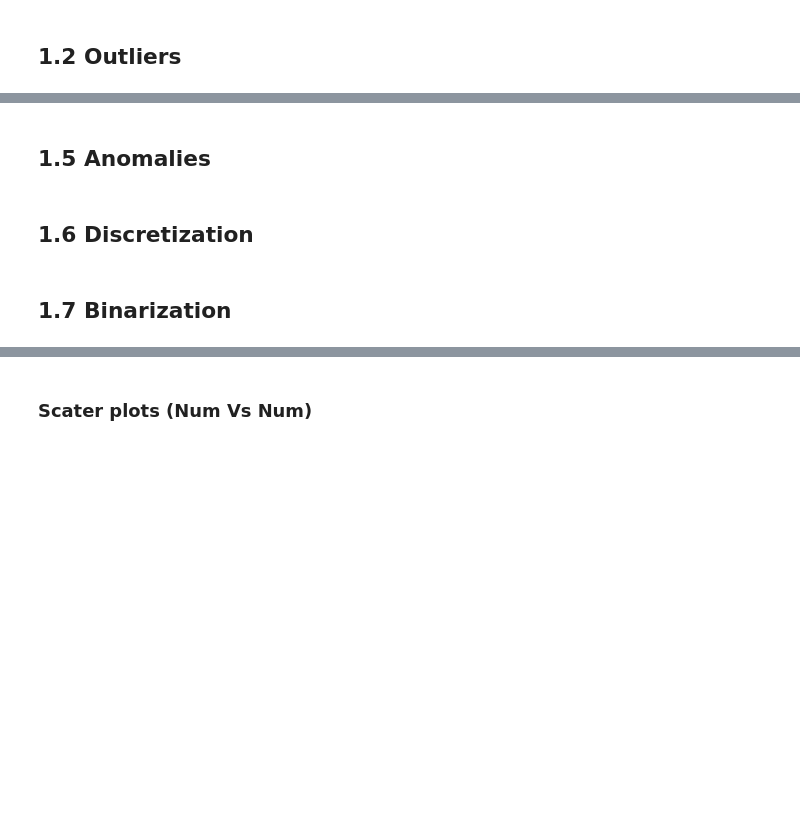
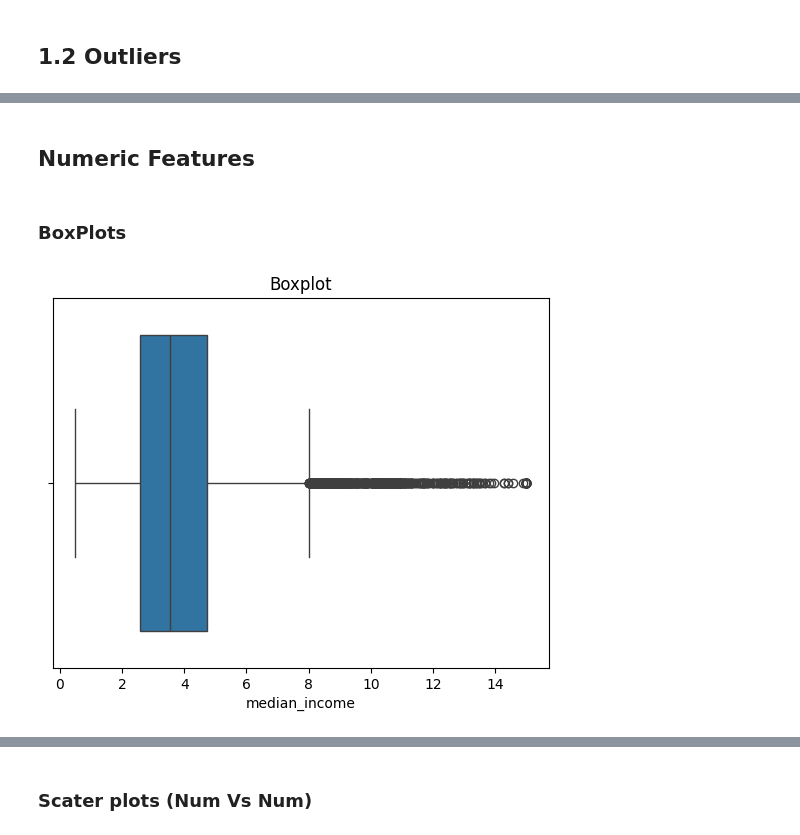
Before and after one commit to tevoshw/machine-learning, a Jupyter notebook: books/2. Data/2. Eda and Preprocessing/1.1 EdaPlots.ipynb, the cells around one changed output, grey strips where cells are left out. Cells and saved outputs as stored; diff of their text form; code cells hidden in the pictures; blank space fills up the shorter version.

```diff
--- a/books/2. Data/2. Eda and Preprocessing/1.1 EdaPlots.ipynb
+++ b/books/2. Data/2. Eda and Preprocessing/1.1 EdaPlots.ipynb
@@ -80,6 +102,10 @@ plt.show()
-# %% [markdown]
-## 1.5 Anomalies
-# %% [markdown]
-## 1.6 Discretization
-# %% [markdown]
-## 1.7 Binarization
+# %% [markdown]
+## Numeric Features
+# %% [markdown]
+### BoxPlots
+# %%
+sns.boxplot(x = dataset['median_income'])
+plt.title(f'Boxplot')
+plt.show()
+# %% [output]
+[figure, added]
```
Also changed, not shown: parts of 37 cells of this notebook, 3 other files.
